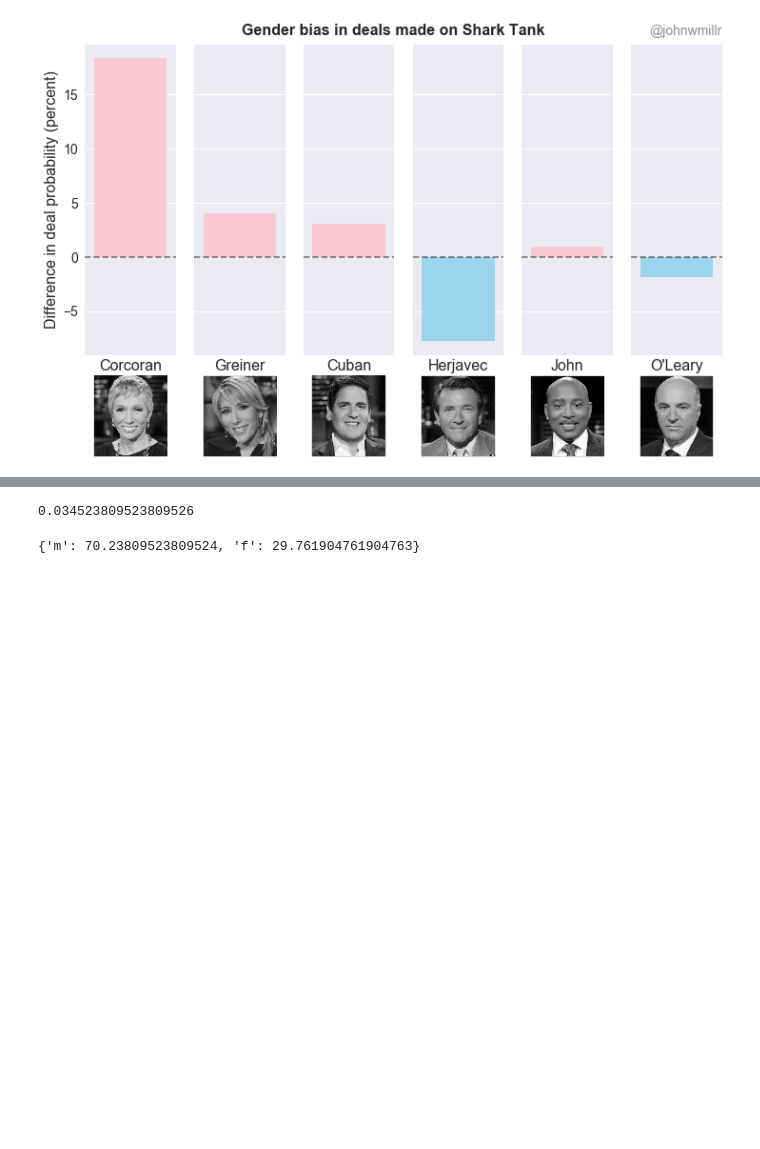
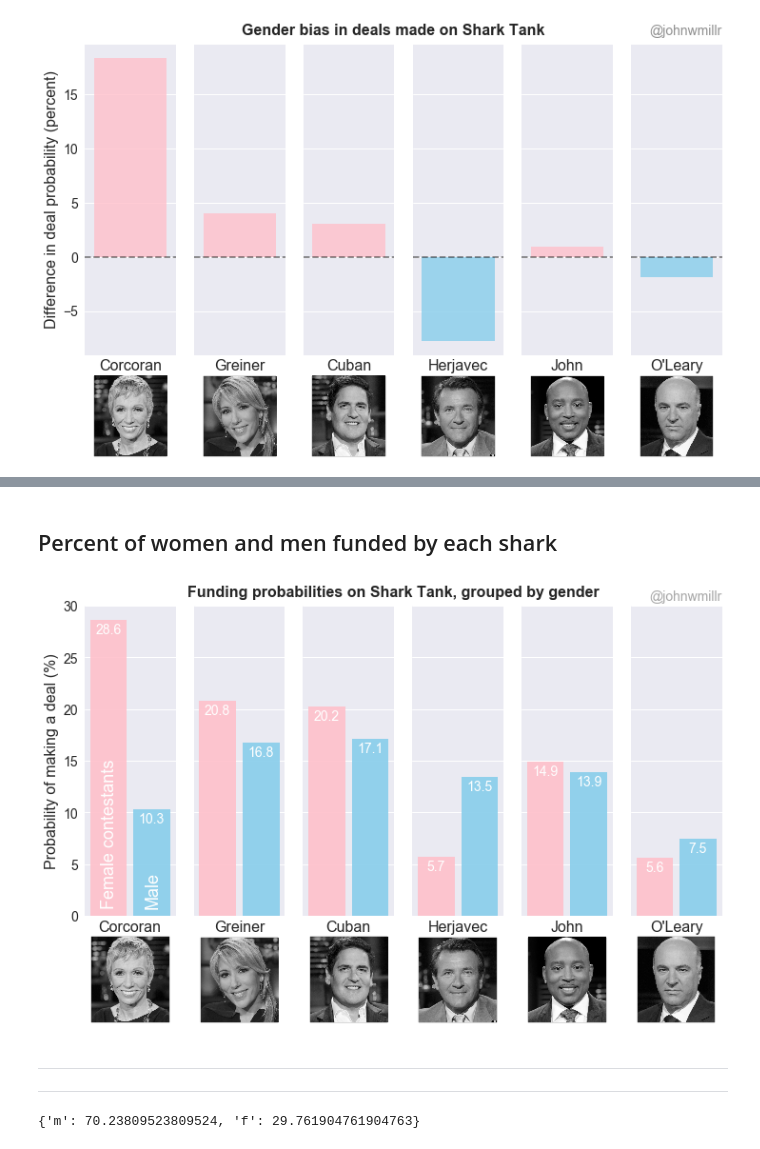
Before and after one commit to johnwmillr/SharkTank, a Jupyter notebook: SharkTank.ipynb, the cells around one changed output, grey strips where cells are left out. Cells and saved outputs as stored; diff of their text form; code cells hidden in the pictures; blank space fills up the shorter version.

```diff
--- a/SharkTank.ipynb
+++ b/SharkTank.ipynb
@@ -154,2 +116,0 @@ mask.sum()
-# %%
-shark = 'Corcoran'
@@ -212,10 +116,0 @@ df[df.gender=='Female']['Corcoran'].sum()/df[df.gender=='Female']['Corcoran_pres
-# %%
-for shark in sharks:
-    print("-"*10)
-    percent_funded = []
-    for g in ['Female','Male']:
-        mask = (df.gender==g) & (df[shark+"_present"]==1)
-        percent_funded.append(100*df[mask][shark].sum()/df[mask][shark+"_present"].sum())
-    percent_funded.append(100*df[shark].sum()/df[shark+"_present"].sum())
-
-    print(percent_funded)
@@ -293,7 +167,0 @@ fig.savefig('./figures/gender_bias.png', dpi=300)
-# %%
-for shark in sharks:
-    percent_funded = []
-    for g in ['Female','Male']:
-        mask = (df.gender==g) & (df[shark+'_present'])
-        percent_funded.append(100*df[shark][mask].sum()/df[shark+'_present'].sum())
-    print(percent_funded)
@@ -307,7 +168,57 @@ for shark in sharks:
-# %%
-mean_percent
-# %% [output]
-0.034523809523809526
+# %% [markdown]
+## Percent of women and men funded by each shark
+# %%
+fig,axs = plt.subplots(ncols=len(sharks), figsize=(12,6), sharey=True)
+for ax,shark in zip(axs,sharks):
+    # Calculate the metric we'd like to plot
+    percent_funded = []
+    for g in ['Female', 'Male']:
+        mask = (df[shark+"_present"]==1) & (df.gender==g)
+        percent_funded.append(100*df[mask][shark].sum()/df[mask][shark+"_present"].sum())
+    mean_percent = 100*df[shark].sum()/df[shark+"_present"].sum()
+    metric = np.array(percent_funded)
+
+    # Plot the metric
+    x = [-0.5, 0.5]
+    c = ['pink','skyblue']
+    ax.bar(x, metric, width=0.85, color=c, alpha=0.9)
+    ax.set_xticks([])
+    ax.set_xlabel(shark, fontsize=FS)
+    ax.tick_params(labelsize=FS-2)
+    ax.set_xlim([-1.05,1.05])
+
+    # Touch up the plot
+    if ax == axs[0]:
+        ax.set_ylabel('Probability of making a deal (%)', fontsize=FS)
+        ax.text(x[0]-0.18, 0.75, 'Female contestants', ha='left', va='bottom', fontsize=FS+2, alpha=1, rotation=90, color='w')
+        ax.text(x[1]-0.18, 0.75, 'Male', ha='left', va='bottom', fontsize=FS+2, alpha=1, rotation=90, color='w')
+    if ax == axs[-1]:
+        ax.text(1.05, 30.5, "@johnwmillr", fontsize=FS-2, alpha=0.4, ha='right')
+        ax.text(0,-10,' ')
+
+    # Add percent values to tops of bars
+    for n in range(2):
+        ax.text(x[n], percent_funded[n]-1.3, "{val:2.1f}".format(val=percent_funded[n]),
+                fontsize=FS-2, ha='center', color='w')
+
+    # Add the faces to the plot
+    im = plt.imread('./figures/sharks/{}.png'.format(shark.lower()))
+
+    imagebox = OffsetImage(im, zoom=0.16)
+    imagebox.image.axes = ax
+
+    height = -67
+    ab = AnnotationBbox(imagebox, [0,0], xybox=(0,height), xycoords='data', boxcoords="offset points", pad=0)
+    ax.add_artist(ab)
+
+plt.suptitle('Funding probabilities on Shark Tank, grouped by gender', y=0.93, fontsize=FS, fontweight='heavy')
+# plt.suptitle('Probabilities of funding on Shark Tank grouped by gender', y=0.93, fontsize=FS, fontweight='heavy')
+plt.savefig('./figures/gender_bias.png', dpi=300, bbox_inches='tight')
+# %% [output]
+[figure, added]
+# %% [markdown]
+---
+---
 # %%
 # Ratios of men and women appearing on show
 gender_ratios = {'m': 100*(df.gender=='Male').sum()/df.shape[0], 'f': 100*(df.gender=='Female').sum()/df.shape[0]}
```
Also changed, not shown: parts of 48 cells of this notebook, 1 other file.
